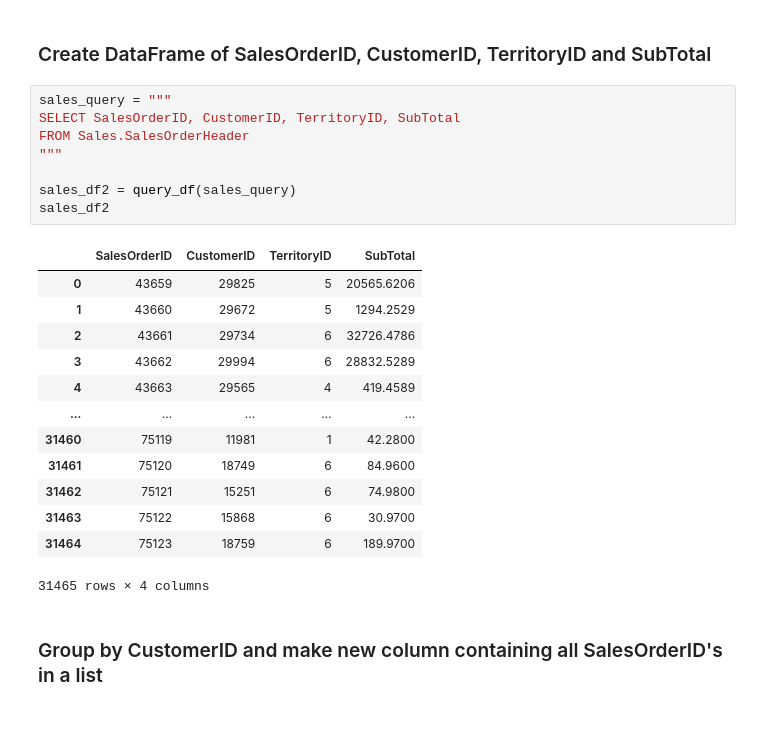
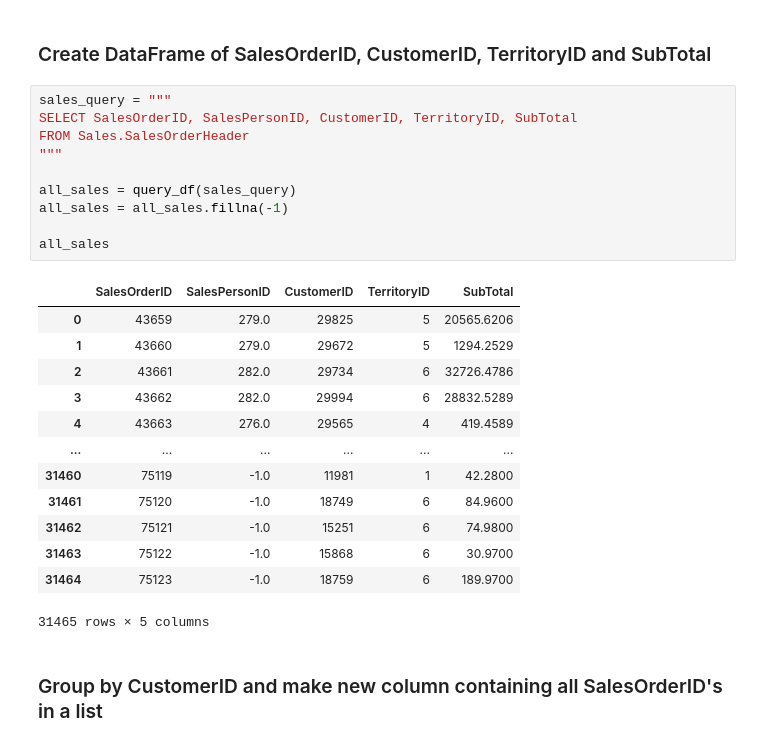
Before and after one commit to markusgunnar/AdventureWorks2025, a Jupyter notebook: Results_Rework.ipynb, the cells around one changed output. Saved outputs shown, nothing was run; the diff lists cells and outputs as text.

```diff
--- a/Results_Rework.ipynb
+++ b/Results_Rework.ipynb
@@ -511,26 +515,28 @@ Product 782 dominates the top 10 list at 4,406,151.2662 whereas Subcategory 2 do
 ### Create DataFrame of SalesOrderID, CustomerID, TerritoryID and SubTotal
 # %%
 sales_query = """
-SELECT SalesOrderID, CustomerID, TerritoryID, SubTotal
+SELECT SalesOrderID, SalesPersonID, CustomerID, TerritoryID, SubTotal
 FROM Sales.SalesOrderHeader
 """
 
-sales_df2 = query_df(sales_query)
-sales_df2
+all_sales = query_df(sales_query)
+all_sales = all_sales.fillna(-1)
+
+all_sales
 # %% [output]
-|  | SalesOrderID | CustomerID | TerritoryID | SubTotal |
-| 0 | 43659 | 29825 | 5 | 20565.6206 |
-| 1 | 43660 | 29672 | 5 | 1294.2529 |
-| 2 | 43661 | 29734 | 6 | 32726.4786 |
-| 3 | 43662 | 29994 | 6 | 28832.5289 |
-| 4 | 43663 | 29565 | 4 | 419.4589 |
-| ... | ... | ... | ... | ... |
-| 31460 | 75119 | 11981 | 1 | 42.2800 |
-| 31461 | 75120 | 18749 | 6 | 84.9600 |
-| 31462 | 75121 | 15251 | 6 | 74.9800 |
-| 31463 | 75122 | 15868 | 6 | 30.9700 |
-| 31464 | 75123 | 18759 | 6 | 189.9700 |
+|  | SalesOrderID | SalesPersonID | CustomerID | TerritoryID | SubTotal |
+| 0 | 43659 | 279.0 | 29825 | 5 | 20565.6206 |
+| 1 | 43660 | 279.0 | 29672 | 5 | 1294.2529 |
+| 2 | 43661 | 282.0 | 29734 | 6 | 32726.4786 |
+| 3 | 43662 | 282.0 | 29994 | 6 | 28832.5289 |
+| 4 | 43663 | 276.0 | 29565 | 4 | 419.4589 |
+| ... | ... | ... | ... | ... | ... |
+| 31460 | 75119 | -1.0 | 11981 | 1 | 42.2800 |
+| 31461 | 75120 | -1.0 | 18749 | 6 | 84.9600 |
+| 31462 | 75121 | -1.0 | 15251 | 6 | 74.9800 |
+| 31463 | 75122 | -1.0 | 15868 | 6 | 30.9700 |
+| 31464 | 75123 | -1.0 | 18759 | 6 | 189.9700 |
-31465 rows × 4 columns
+31465 rows × 5 columns
 # %% [markdown]
 ### Group by CustomerID and make new column containing all SalesOrderID's in a list
 # %%
```
Also changed, not shown: parts of 10 cells of this notebook.
